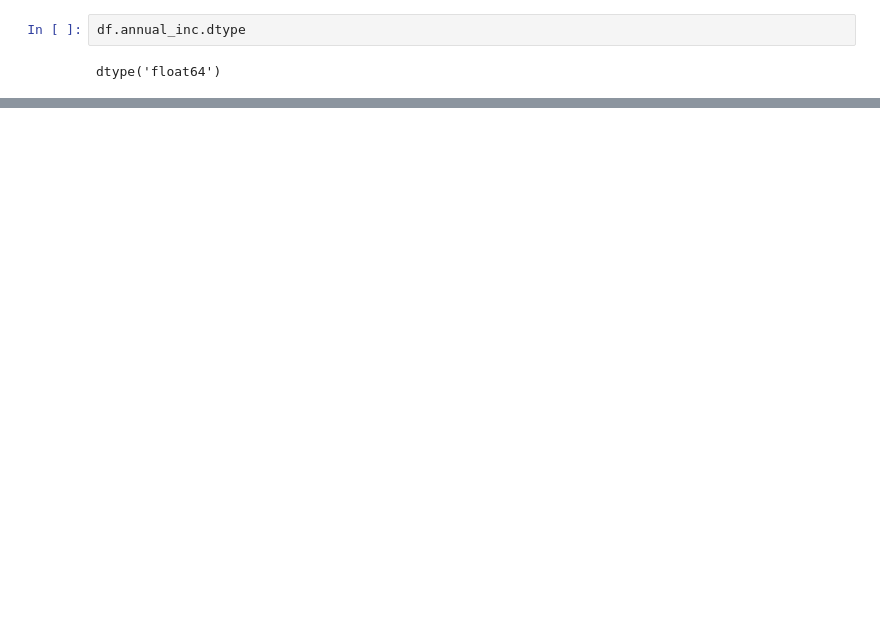
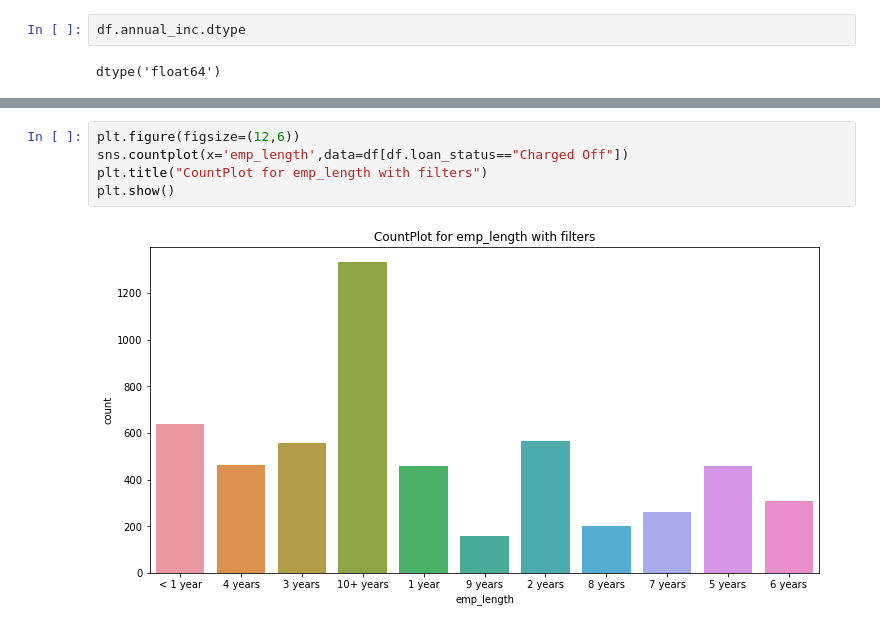
Before and after one commit to rawatdeepesh/LendingCaseStudy, a Jupyter notebook: lendingCaseStudy.ipynb, the cells around one changed output, grey strips where cells are left out. Drawn from its saved outputs; the diff is of its cells as text; blank space fills up the shorter version.

```diff
--- a/lendingCaseStudy.ipynb
+++ b/lendingCaseStudy.ipynb
@@ -704,0 +704,7 @@ plt.show()
+# %%
+plt.figure(figsize=(12,6))
+sns.countplot(x='emp_length',data=df[df.loan_status=="Charged Off"])
+plt.title("CountPlot for emp_length with filters")
+plt.show()
+# %% [output]
+[figure, added]
```
Also changed, not shown: parts of 23 cells of this notebook.
